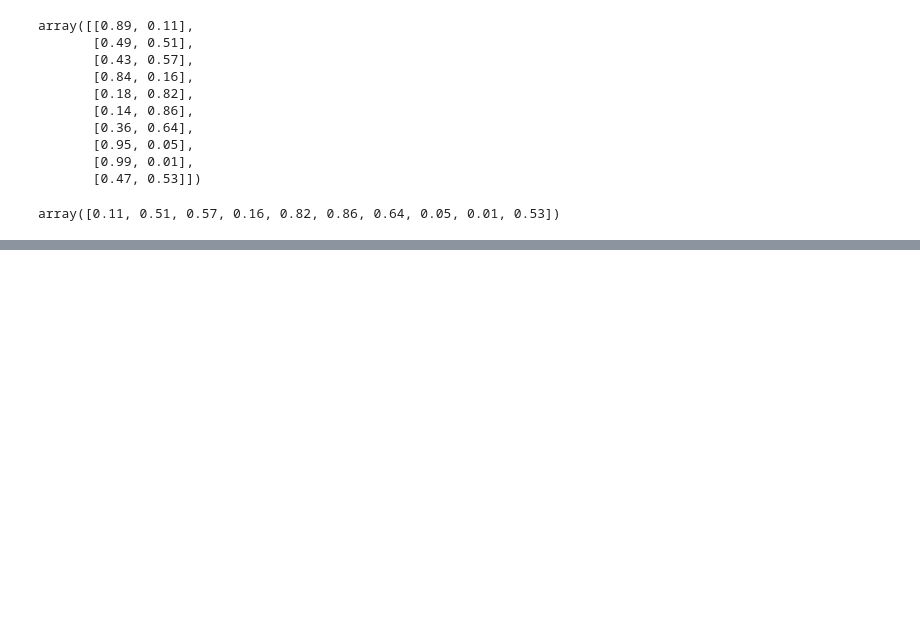
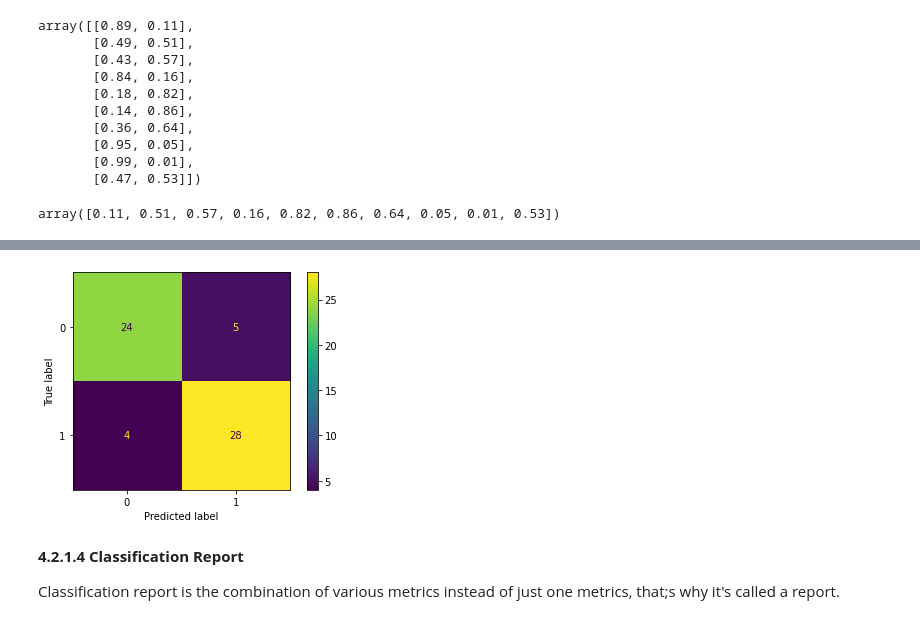
Before and after one commit to SaketMunda/ml-ds-tools-library-introduction, a Jupyter notebook: introduction-to-scikit-learn.ipynb, the cells around one changed output, grey strips where cells are left out. Cells and saved outputs as stored; diff of their text form; code cells hidden in the pictures; blank space fills up the shorter version.

```diff
--- a/introduction-to-scikit-learn.ipynb
+++ b/introduction-to-scikit-learn.ipynb
@@ -1294,0 +1328,6 @@ array([2.  , 1.  , 0.99, 0.83, 0.82, 0.8 , 0.78, 0.74, 0.67, 0.66, 0.64,
+# %%
+# for this first we need to predict
+from sklearn.metrics import confusion_matrix
+
+y_preds = clf.predict(X_test)
+confusion_matrix(y_test, y_preds)
@@ -1294,0 +1376,9 @@ array([2.  , 1.  , 0.99, 0.83, 0.82, 0.8 , 0.78, 0.74, 0.67, 0.66, 0.64,
+# %%
+ConfusionMatrixDisplay.from_predictions(y_test, y_preds);
+# for this we have to make prediction first
+# %% [output]
+[figure, added]
+# %% [markdown]
+**4.2.1.4 Classification Report**
+
+Classification report is the combination of various metrics instead of just one metrics, that;s why it's called a report.
```
Also changed, not shown: parts of 42 cells of this notebook.
